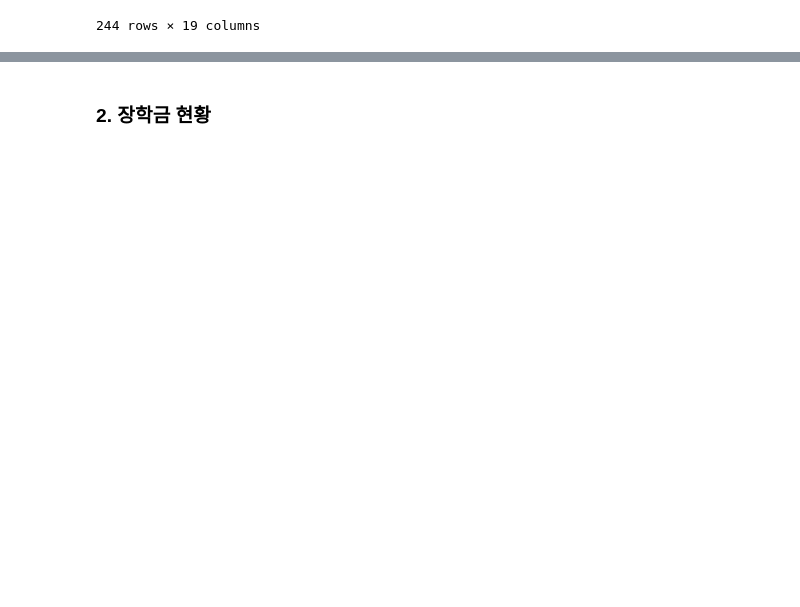
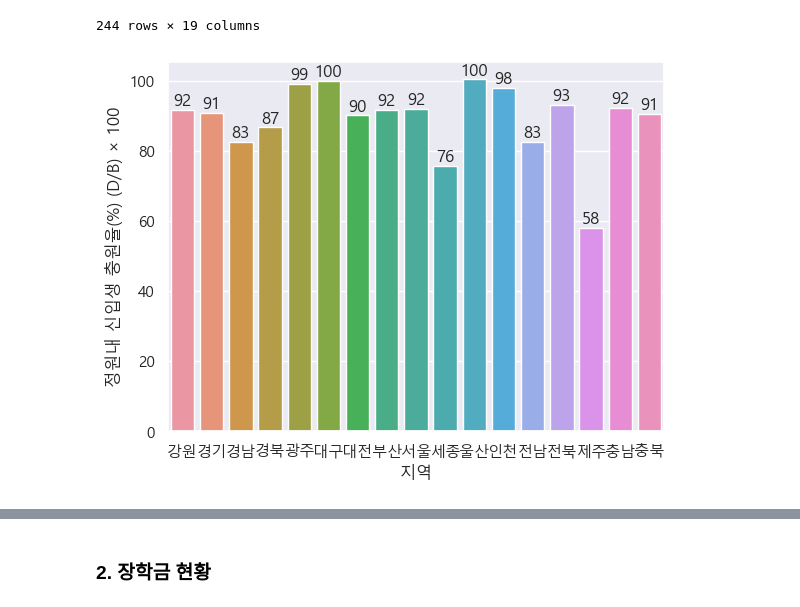
Before and after one commit to seyeon-shijuan/birth-rate-to-universities-visualization, a Jupyter notebook: notebook/individual_notebooks/SeyeonPark_universities_rank_analysis.ipynb, the cells around one changed output, grey strips where cells are left out. Drawn from its saved outputs; the diff is of its cells as text; code cells hidden in the pictures; blank space fills up the shorter version.

Commit message:
[add] enrollment analysis is added

```diff
--- a/notebook/individual_notebooks/SeyeonPark_universities_rank_analysis.ipynb
+++ b/notebook/individual_notebooks/SeyeonPark_universities_rank_analysis.ipynb
@@ -6,3 +7,8 @@ pd.options.display.float_format = '{:.5f}'.format
+# %%
+pd.options.display.float_format = '{:.5f}'.format
+sns.set(font="Malgun Gothic",
+        rc={"axes.unicode_minus":False},
+        style='darkgrid')
 # %% [markdown]
 ## Ⅰ. 2023년 현재 기준 대학 진학 인구 및 대학 분석
 # %% [markdown]
@@ -184,0 +201,7 @@ df_enroll
+# %%
+freshman_rate = df_enroll.groupby('지역')['정원내 신입생 충원율(%) (D/B) × 100'].mean(numeric_only=True).to_frame()
+ax_freshman_rate = sns.barplot(data=freshman_rate, x=freshman_rate.index, y='정원내 신입생 충원율(%) (D/B) × 100')
+for i in ax_freshman_rate.containers:
+    ax_freshman_rate.bar_label(i, labels=[f'{x.get_height():.0f}' for x in ax_freshman_rate.containers[0]])
+# %% [output]
+[figure, added]
```
Also changed, not shown: parts of 33 cells of this notebook, 2 other files.
